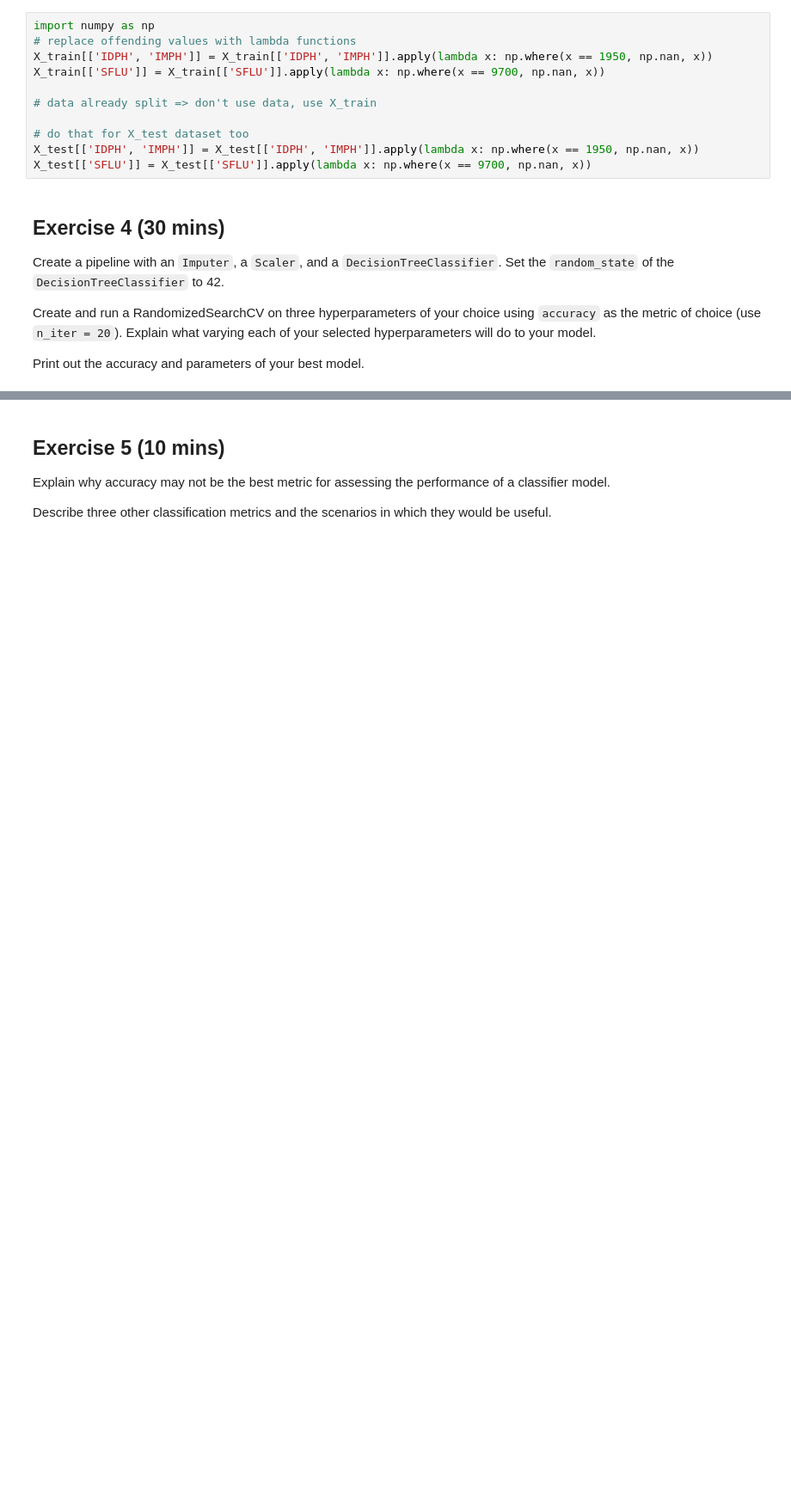
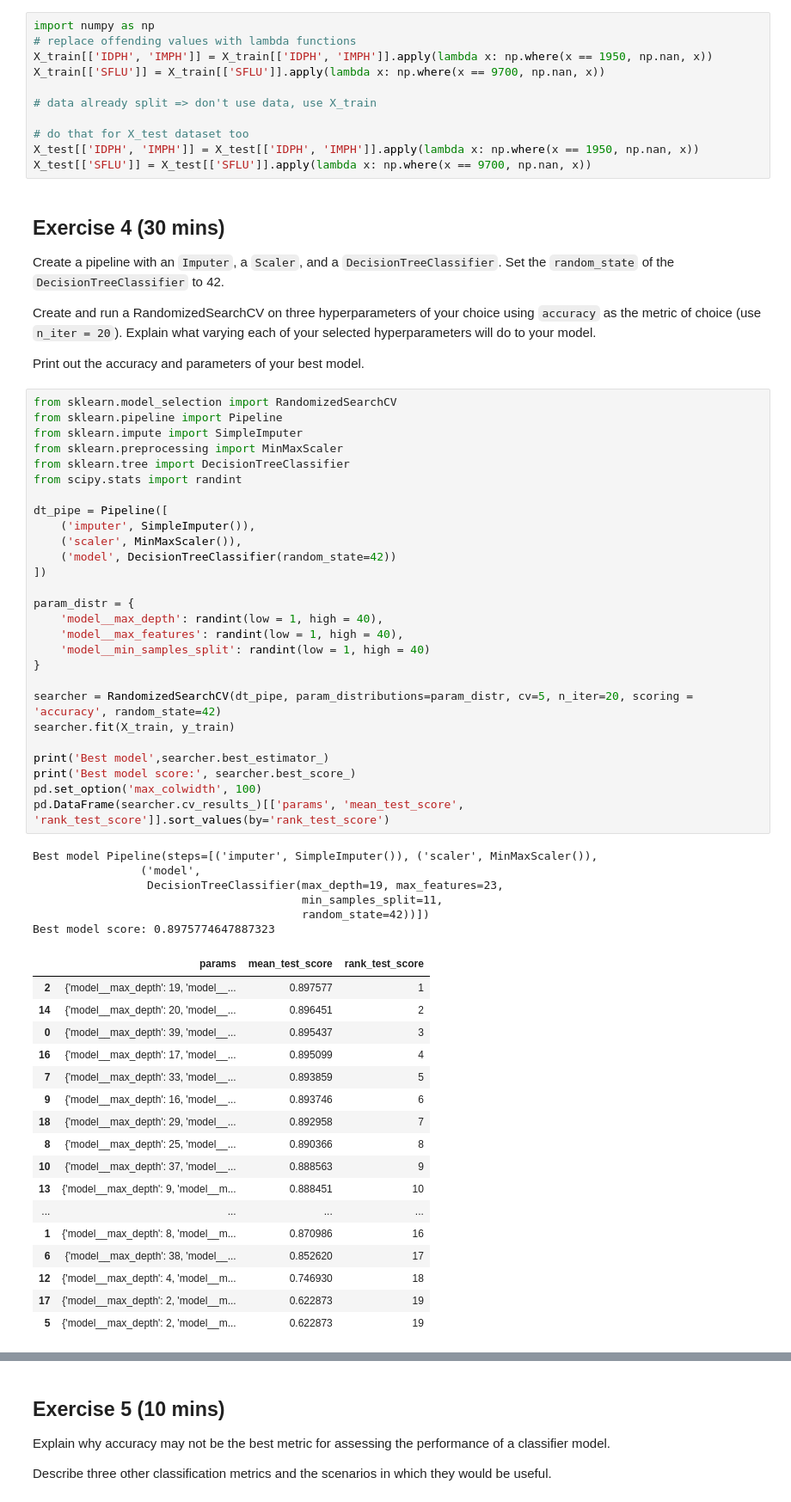
Before and after one commit to NikolDavidova20/DSML-modelanswers2024, a Jupyter notebook: Practice Questions for Coursework.ipynb, the cells around one changed output, grey strips where cells are left out. Shown at 86% size. Drawn from its saved outputs; the diff is of its cells as text; blank space fills up the shorter version.

```diff
--- a/Practice Questions for Coursework.ipynb
+++ b/Practice Questions for Coursework.ipynb
@@ -156,6 +236,57 @@ Create a pipeline with an `Imputer`, a `Scaler`, and a `DecisionTreeClassifier`.
 Create and run a RandomizedSearchCV on three hyperparameters of your choice using `accuracy` as the metric of choice (use `n_iter = 20`). Explain what varying each of your selected hyperparameters will do to your model.
 
 Print out the accuracy and parameters of your best model.
+# %%
+from sklearn.model_selection import RandomizedSearchCV
+from sklearn.pipeline import Pipeline
+from sklearn.impute import SimpleImputer
+from sklearn.preprocessing import MinMaxScaler
+from sklearn.tree import DecisionTreeClassifier
+from scipy.stats import randint
+
+dt_pipe = Pipeline([
+    ('imputer', SimpleImputer()),
+    ('scaler', MinMaxScaler()),
+    ('model', DecisionTreeClassifier(random_state=42))
+])
+
+param_distr = {
+    'model__max_depth': randint(low = 1, high = 40),
+    'model__max_features': randint(low = 1, high = 40),
+    'model__min_samples_split': randint(low = 1, high = 40)
+}
+
+searcher = RandomizedSearchCV(dt_pipe, param_distributions=param_distr, cv=5, n_iter=20, scoring = 'accuracy', random_state=42)
+searcher.fit(X_train, y_train)
+
+print('Best model',searcher.best_estimator_)
+print('Best model score:', searcher.best_score_)
+pd.set_option('max_colwidth', 100)
+pd.DataFrame(searcher.cv_results_)[['params', 'mean_test_score', 'rank_test_score']].sort_values(by='rank_test_score')
+# %% [output]
+Best model Pipeline(steps=[('imputer', SimpleImputer()), ('scaler', MinMaxScaler()),
+                ('model',
+                 DecisionTreeClassifier(max_depth=19, max_features=23,
+                                        min_samples_split=11,
+                                        random_state=42))])
+Best model score: 0.8975774647887323
+|  | params | mean_test_score | rank_test_score |
+| 2 | {'model__max_depth': 19, 'model__... | 0.897577 | 1 |
+| 14 | {'model__max_depth': 20, 'model__... | 0.896451 | 2 |
+| 0 | {'model__max_depth': 39, 'model__... | 0.895437 | 3 |
+| 16 | {'model__max_depth': 17, 'model__... | 0.895099 | 4 |
+| 7 | {'model__max_depth': 33, 'model__... | 0.893859 | 5 |
+| 9 | {'model__max_depth': 16, 'model__... | 0.893746 | 6 |
+| 18 | {'model__max_depth': 29, 'model__... | 0.892958 | 7 |
+| 8 | {'model__max_depth': 25, 'model__... | 0.890366 | 8 |
+| 10 | {'model__max_depth': 37, 'model__... | 0.888563 | 9 |
+| 13 | {'model__max_depth': 9, 'model__m... | 0.888451 | 10 |
+| ... | ... | ... | ... |
+| 1 | {'model__max_depth': 8, 'model__m... | 0.870986 | 16 |
+| 6 | {'model__max_depth': 38, 'model__... | 0.852620 | 17 |
+| 12 | {'model__max_depth': 4, 'model__m... | 0.746930 | 18 |
+| 17 | {'model__max_depth': 2, 'model__m... | 0.622873 | 19 |
+| 5 | {'model__max_depth': 2, 'model__m... | 0.622873 | 19 |
 # %%
 from sklearn.pipeline import Pipeline
 from sklearn.preprocessing import StandardScaler, MinMaxScaler
```
Also changed, not shown: parts of 8 cells of this notebook.
